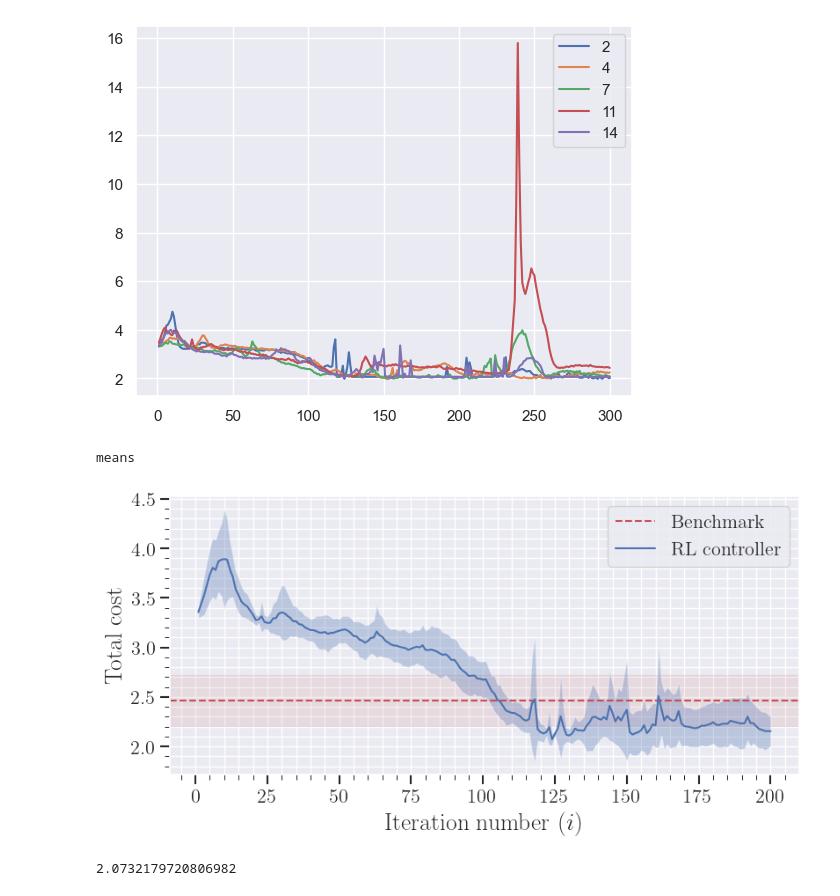
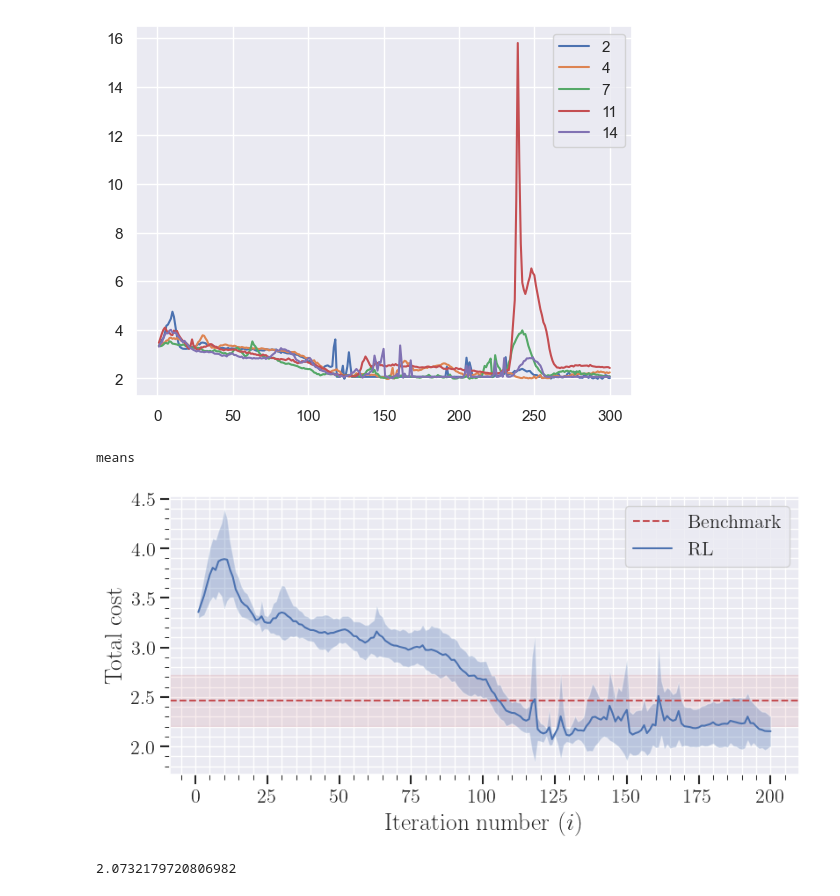
Before and after one commit to mvulf/drop_control, a Jupyter notebook: seed_plots_5_state_system.ipynb, the cells around one changed output. Saved outputs shown, nothing was run; the diff lists cells and outputs as text; code cells hidden in the pictures.

```diff
--- a/seed_plots_5_state_system.ipynb
+++ b/seed_plots_5_state_system.ipynb
@@ -267,35 +267,35 @@ def plot_total_cost(df, plot_type='means', savefig=False):
         central = df.median(axis=1)
         bottom = df.quantile(0.25, axis=1)
         top = df.quantile(0.75, axis=1)
     print(plot_type)
 
     fig, ax = plt.subplots(1, 1, figsize=(8,4))
     ax.set_ylabel("Total cost", fontsize=20)
     ax.set_xlabel("Iteration number $(i)$", fontsize=20)
     ax.tick_params(axis='both', which='major', labelsize=16)
     ax.tick_params(axis='both', which='minor', labelsize=12)
     ax.xaxis.set_minor_locator(AutoMinorLocator(5))
     ax.yaxis.set_minor_locator(AutoMinorLocator(5))
     ax.xaxis.grid(True, which='minor')
     ax.yaxis.grid(True, which='minor')
 
     plt.axhline(central_P, linestyle='--', color='r', label='Benchmark')
     plt.axhspan(bottom_P, top_P, alpha=0.1, color='r')
 
-    central.plot(label='RL controller')
+    central.plot(label='RL')
     plt.fill_between(central.index, bottom, top, alpha=0.3)
 
     plt.legend(fontsize=16)
 
     plt.tight_layout(pad=0.2)
     if savefig:
         plt.savefig("learning_curve_3_state.pdf", dpi=400)
     plt.show();
 
 plot_total_cost(learning_curves_selected.iloc[:200], savefig=True)
 # %% [output]
 means
-[figure, old version]
+[figure, new version]
 # %%
 learning_curves_selected.mean(axis=1).iloc[123]
 # %% [output]
```
Also changed, not shown: parts of 7 cells of this notebook, 19 other files.
